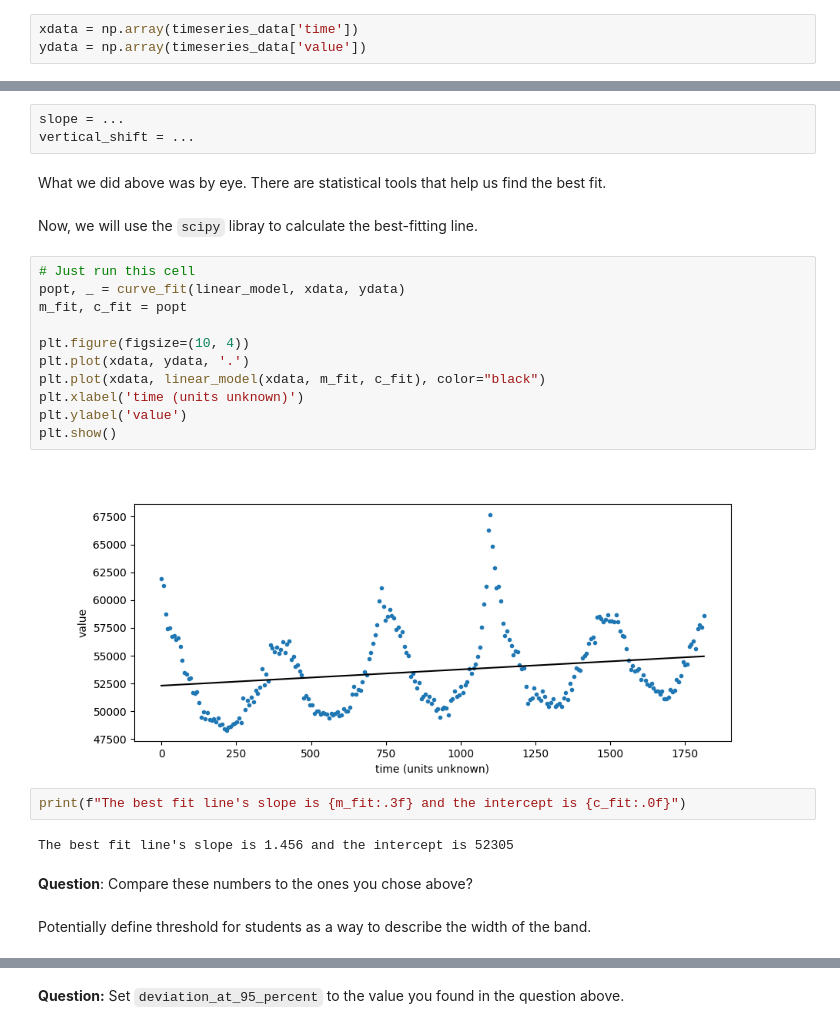
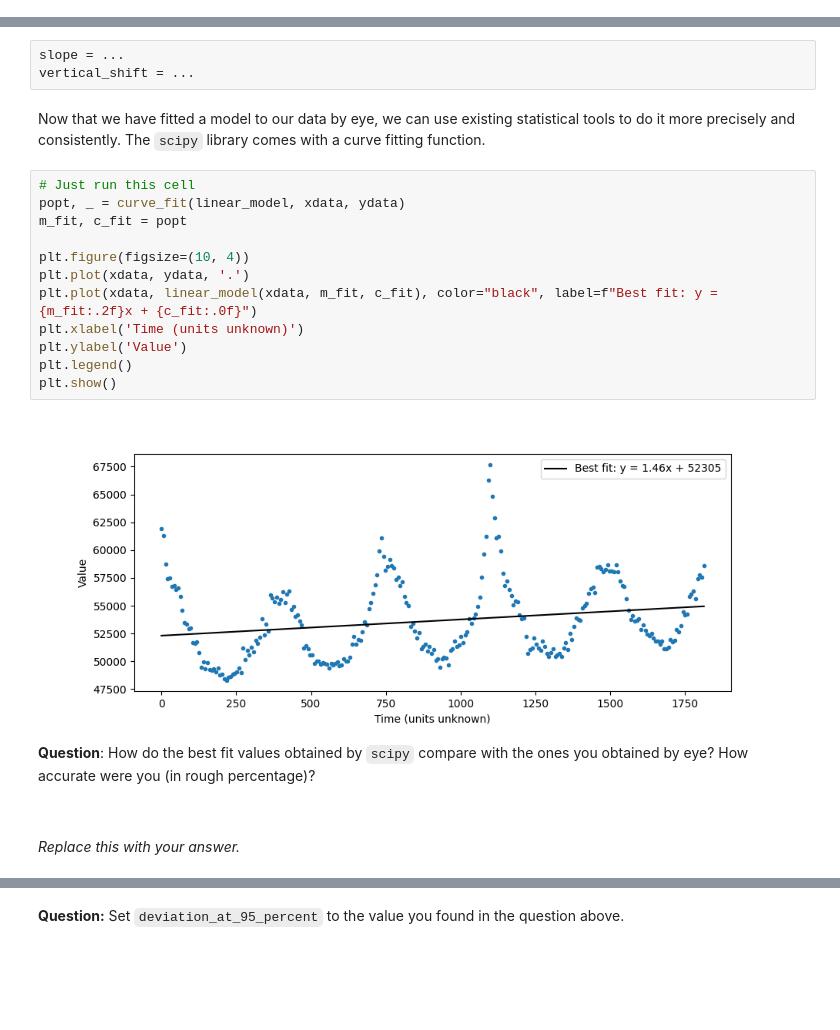
Before and after one commit to sensesensibilityscience/datascience, a Jupyter notebook: 2024/modelling/student/modelling.ipynb, the cells around one changed output, grey strips where cells are left out. Drawn from its saved outputs; the diff is of its cells as text; blank space fills up the shorter version.

Commit message:
fix plot updating

```diff
--- a/2024/modelling/student/modelling.ipynb
+++ b/2024/modelling/student/modelling.ipynb
@@ -133,3 +129,0 @@ Let's start by loading our data and storing the time values in `xdata` and value
-# %%
-xdata = np.array(timeseries_data['time'])
-ydata = np.array(timeseries_data['value'])
@@ -155,27 +149,26 @@ interactive(children=(FloatSlider(value=1.0, description='Slope', max=5.0, min=-
 slope = ...
 vertical_shift = ...
 # %% [markdown]
-What we did above was by eye. There are statistical tools that help us find the best fit.
+Now that we have fitted a model to our data by eye, we can use existing statistical tools to do it more precisely and consistently. The `scipy` library comes with a curve fitting function.
-# %% [markdown]
-Now, we will use the `scipy` libray to calculate the best-fitting line.
 # %%
 # Just run this cell
 popt, _ = curve_fit(linear_model, xdata, ydata)
 m_fit, c_fit = popt
 
 plt.figure(figsize=(10, 4))
 plt.plot(xdata, ydata, '.')
-plt.plot(xdata, linear_model(xdata, m_fit, c_fit), color="black")
-plt.xlabel('time (units unknown)')
-plt.ylabel('value')
+plt.plot(xdata, linear_model(xdata, m_fit, c_fit), color="black", label=f"Best fit: y = {m_fit:.2f}x + {c_fit:.0f}")
+plt.xlabel('Time (units unknown)')
+plt.ylabel('Value')
+plt.legend()
 plt.show()
 # %% [output]
-[figure, old version]
+[figure, new version]
-# %%
-print(f"The best fit line's slope is {m_fit:.3f} and the intercept is {c_fit:.0f}")
-# %% [output]
-The best fit line's slope is 1.456 and the intercept is 52305
 # %% [markdown]
-**Question**: Compare these numbers to the ones you chose above?
+**Question**: How do the best fit values obtained by `scipy` compare with the ones you obtained by eye? How accurate were you (in rough percentage)?
-# %% [markdown]
-Potentially define threshold for students as a way to describe the width of the band.
+# %% [markdown]
+<div style="text-align: center; margin-top: 10px;">
+    <div style="width: 100%; height: 30px; border-top: 2px solid black; border-radius: 50px 50px 0 0; margin-top: 10px;"></div>
+</div>
+# %% [markdown]
+_Replace this with your answer._
```
Also changed, not shown: parts of 23 cells of this notebook, 1 other file.
